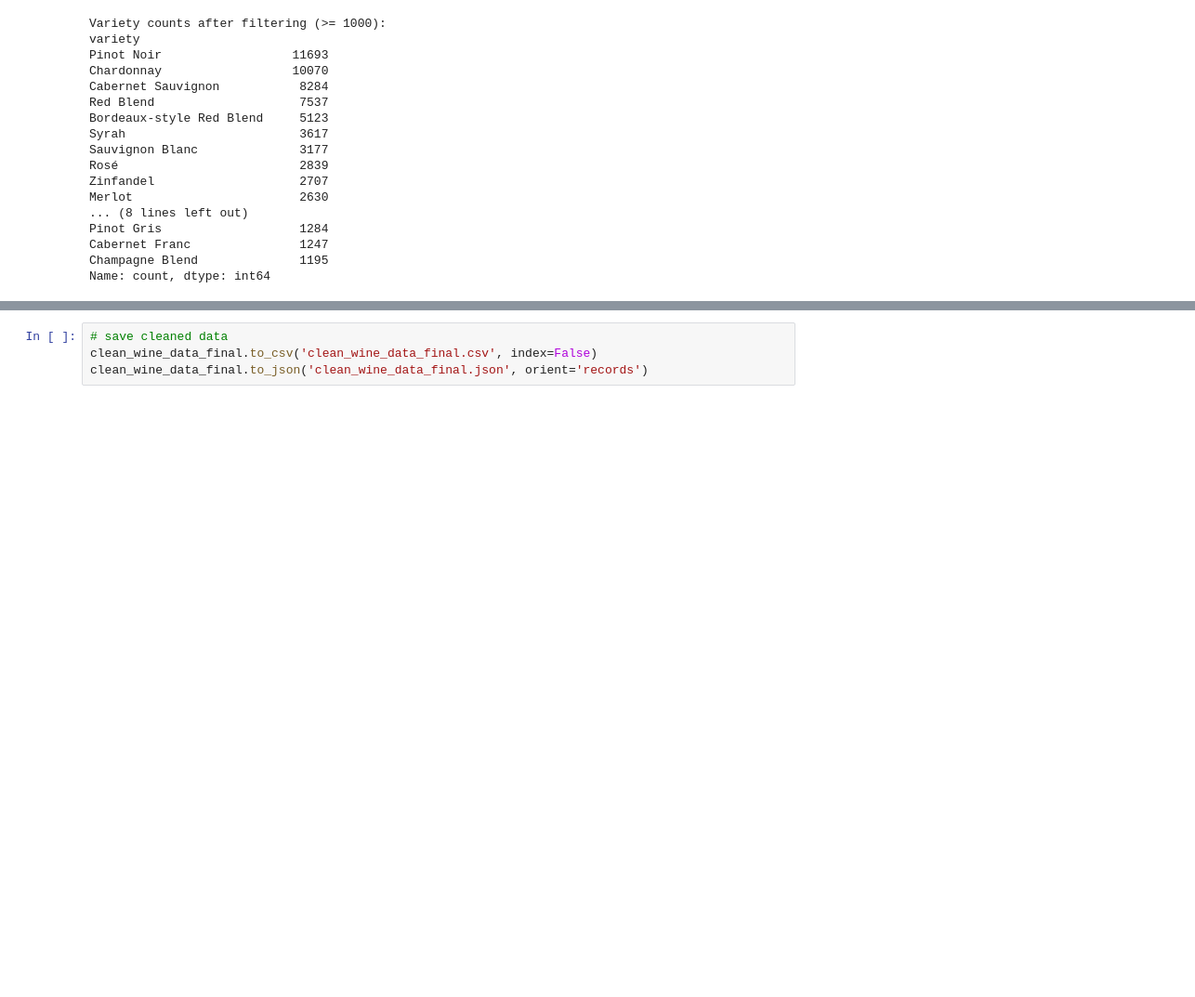
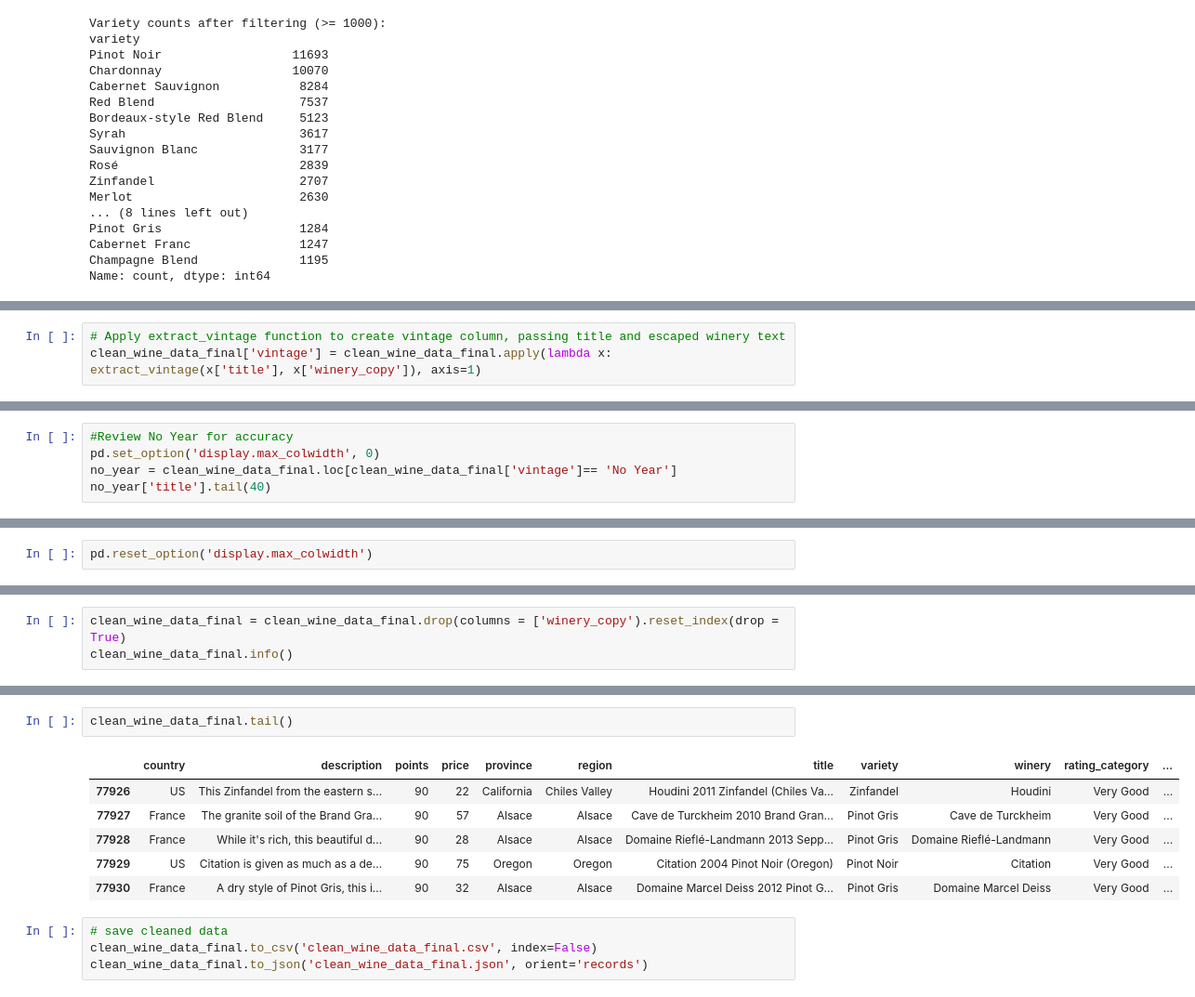
Before and after one commit to Zetaorionis/Capstone_Project, a Jupyter notebook: Python/WineDataCleaning.ipynb, the cells around one changed output, grey strips where cells are left out. Shown at 93% size. Cells and saved outputs as stored; diff of their text form; blank space fills up the shorter version.

```diff
--- a/Python/WineDataCleaning.ipynb
+++ b/Python/WineDataCleaning.ipynb
@@ -475,0 +504,3 @@ memory usage: 6.6+ MB
+# %%
+# Apply extract_vintage function to create vintage column, passing title and escaped winery text
+clean_wine_data_final['vintage'] = clean_wine_data_final.apply(lambda x: extract_vintage(x['title'], x['winery_copy']), axis=1)
@@ -475,0 +561,5 @@ memory usage: 6.6+ MB
+# %%
+#Review No Year for accuracy
+pd.set_option('display.max_colwidth', 0)
+no_year = clean_wine_data_final.loc[clean_wine_data_final['vintage']== 'No Year']
+no_year['title'].tail(40)
@@ -475,0 +584,2 @@ memory usage: 6.6+ MB
+# %%
+pd.reset_option('display.max_colwidth')
@@ -475,0 +598,3 @@ memory usage: 6.6+ MB
+# %%
+clean_wine_data_final = clean_wine_data_final.drop(columns = ['winery_copy').reset_index(drop = True)
+clean_wine_data_final.info()
@@ -476,3 +621,12 @@ memory usage: 6.6+ MB
+# %%
+clean_wine_data_final.tail()
+# %% [output]
+|  | country | description | points | price | province | region | title | variety | winery | rating_category | ... |
+| 77926 | US | This Zinfandel from the eastern s... | 90 | 22 | California | Chiles Valley | Houdini 2011 Zinfandel (Chiles Va... | Zinfandel | Houdini | Very Good | ... |
+| 77927 | France | The granite soil of the Brand Gra... | 90 | 57 | Alsace | Alsace | Cave de Turckheim 2010 Brand Gran... | Pinot Gris | Cave de Turckheim | Very Good | ... |
+| 77928 | France | While it's rich, this beautiful d... | 90 | 28 | Alsace | Alsace | Domaine Rieflé-Landmann 2013 Sepp... | Pinot Gris | Domaine Rieflé-Landmann | Very Good | ... |
+| 77929 | US | Citation is given as much as a de... | 90 | 75 | Oregon | Oregon | Citation 2004 Pinot Noir (Oregon) | Pinot Noir | Citation | Very Good | ... |
+| 77930 | France | A dry style of Pinot Gris, this i... | 90 | 32 | Alsace | Alsace | Domaine Marcel Deiss 2012 Pinot G... | Pinot Gris | Domaine Marcel Deiss | Very Good | ... |
 # %%
 # save cleaned data
 clean_wine_data_final.to_csv('clean_wine_data_final.csv', index=False)
```
Also changed, not shown: parts of 19 cells of this notebook, 2 other files.
